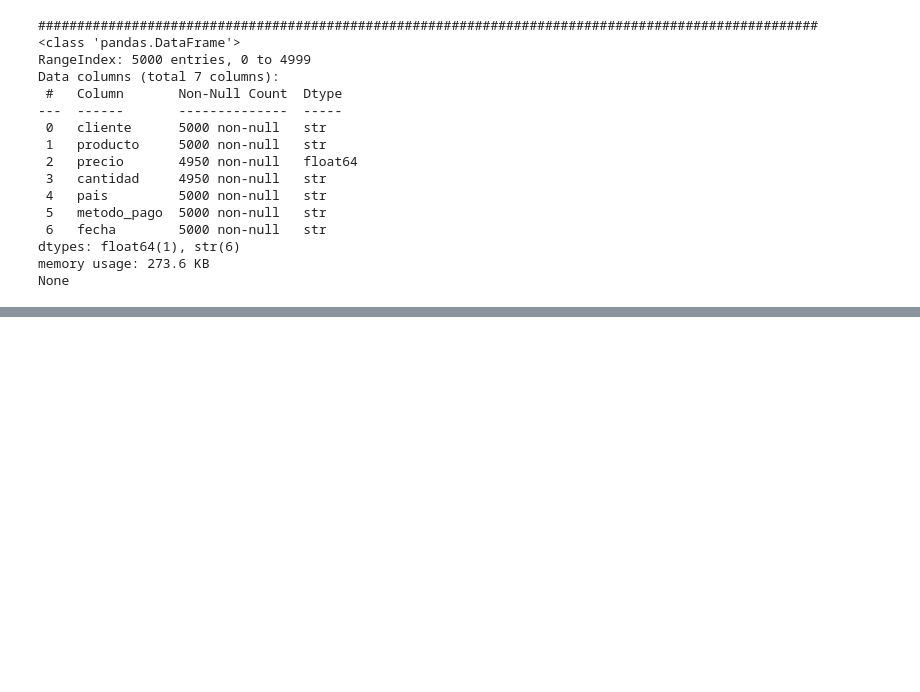
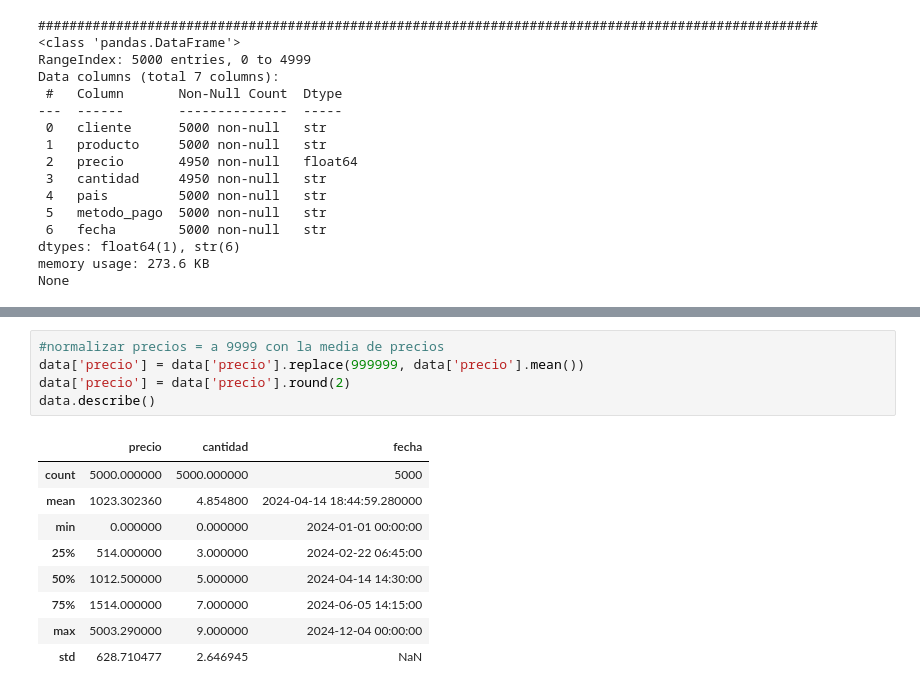
Before and after one commit to NICKMORA92/BootcampDataScienceBIT, a Jupyter notebook: Taller_Limpieza_pd&np.ipynb, the cells around one changed output, grey strips where cells are left out. Cells and saved outputs as stored; diff of their text form; blank space fills up the shorter version.

```diff
--- a/Taller_Limpieza_pd&np.ipynb
+++ b/Taller_Limpieza_pd&np.ipynb
@@ -151,0 +234,15 @@ Debes responder:
+# %%
+#normalizar precios = a 9999 con la media de precios
+data['precio'] = data['precio'].replace(999999, data['precio'].mean())
+data['precio'] = data['precio'].round(2)
+data.describe()
+# %% [output]
+|  | precio | cantidad | fecha |
+| count | 5000.000000 | 5000.000000 | 5000 |
+| mean | 1023.302360 | 4.854800 | 2024-04-14 18:44:59.280000 |
+| min | 0.000000 | 0.000000 | 2024-01-01 00:00:00 |
+| 25% | 514.000000 | 3.000000 | 2024-02-22 06:45:00 |
+| 50% | 1012.500000 | 5.000000 | 2024-04-14 14:30:00 |
+| 75% | 1514.000000 | 7.000000 | 2024-06-05 14:15:00 |
+| max | 5003.290000 | 9.000000 | 2024-12-04 00:00:00 |
+| std | 628.710477 | 2.646945 | NaN |
```
Also changed, not shown: parts of 17 cells of this notebook.
